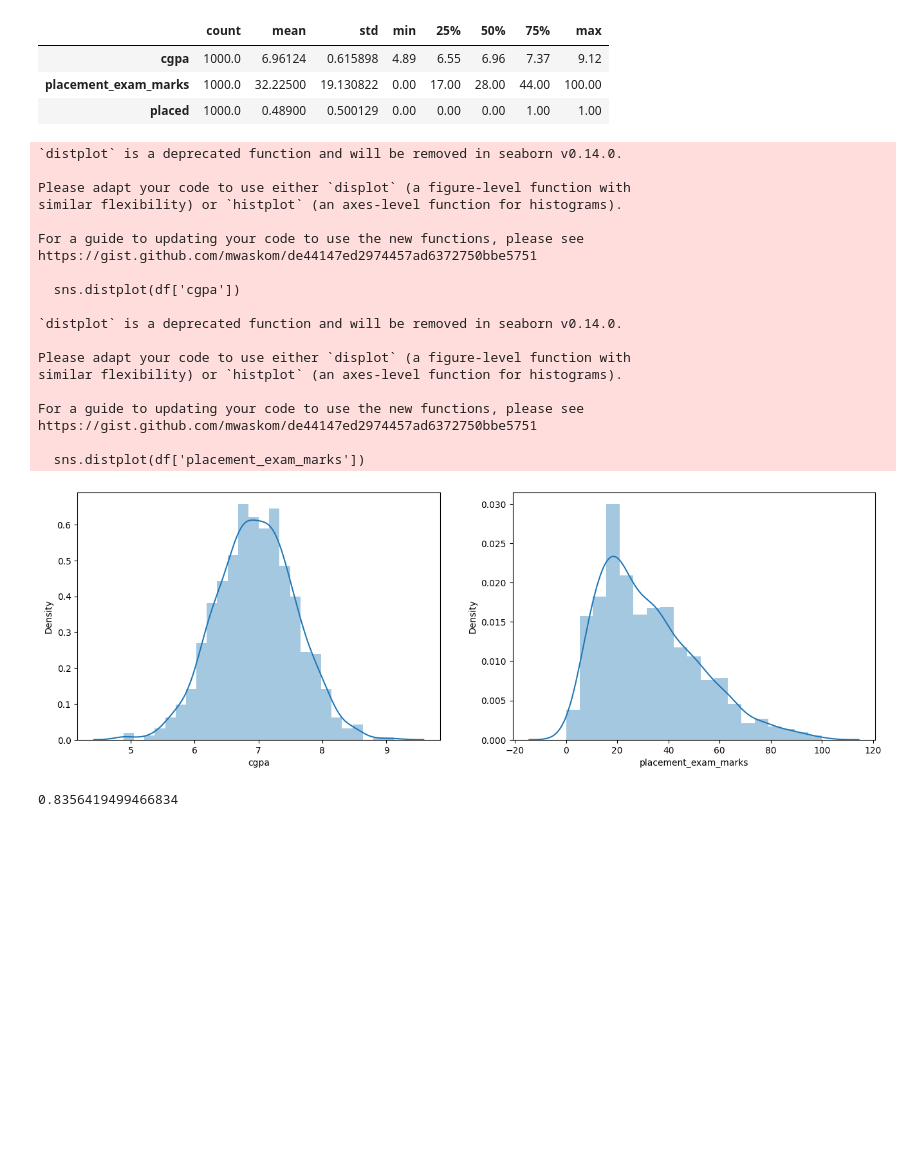
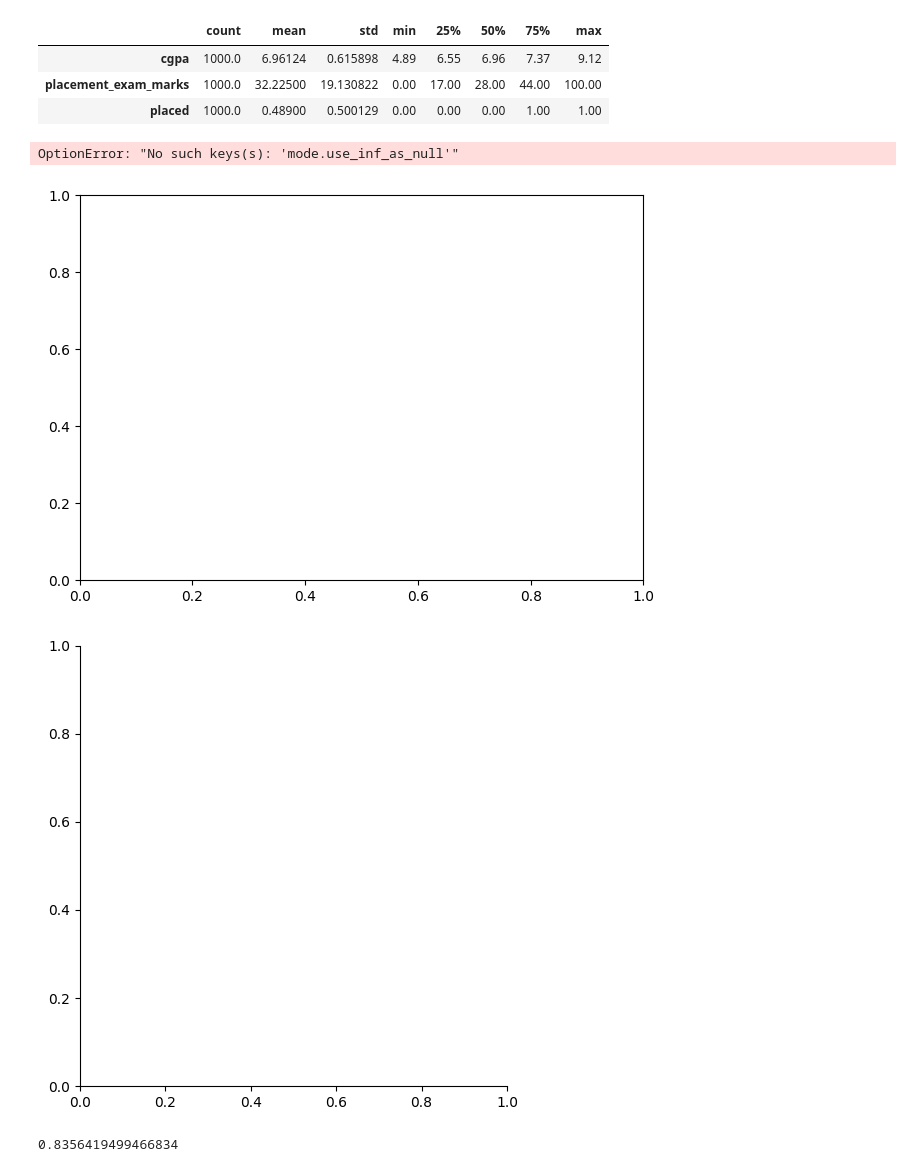
Before and after one commit to sankar0453/statistics, a Jupyter notebook: FE1_OCT7.ipynb, the cells around one changed output. Drawn from its saved outputs; the diff is of its cells as text; code cells hidden in the pictures; blank space fills up the shorter version.

```diff
--- a/FE1_OCT7.ipynb
+++ b/FE1_OCT7.ipynb
@@ -722,36 +722,19 @@ df.describe().T
 # %%
 import matplotlib.pyplot as plt
 import seaborn as sns
 plt.figure(figsize=(16,5))
 
 plt.subplot(1,2,1)
-sns.distplot(df['cgpa'])
+sns.displot(df['cgpa'])
 
 plt.subplot(1,2,2)
-sns.distplot(df['placement_exam_marks'])
+sns.displot(df['placement_exam_marks'],x="flipper_length_mm", y="bill_length_mm")
 
 plt.show()
 # %% [output]
-`distplot` is a deprecated function and will be removed in seaborn v0.14.0.
-
-Please adapt your code to use either `displot` (a figure-level function with
-similar flexibility) or `histplot` (an axes-level function for histograms).
-
-For a guide to updating your code to use the new functions, please see
-https://gist.github.com/mwaskom/de44147ed2974457ad6372750bbe5751
-
-  sns.distplot(df['cgpa'])
-
-`distplot` is a deprecated function and will be removed in seaborn v0.14.0.
-
-Please adapt your code to use either `displot` (a figure-level function with
-similar flexibility) or `histplot` (an axes-level function for histograms).
-
-For a guide to updating your code to use the new functions, please see
-https://gist.github.com/mwaskom/de44147ed2974457ad6372750bbe5751
-
-  sns.distplot(df['placement_exam_marks'])
+OptionError: "No such keys(s): 'mode.use_inf_as_null'"
-[figure, old version]
+[figure, new version]
+[figure, added]
 # %%
 df["placement_exam_marks"].skew()
 # %% [output]
```
Also changed, not shown: parts of 26 cells of this notebook, 1 other file.
